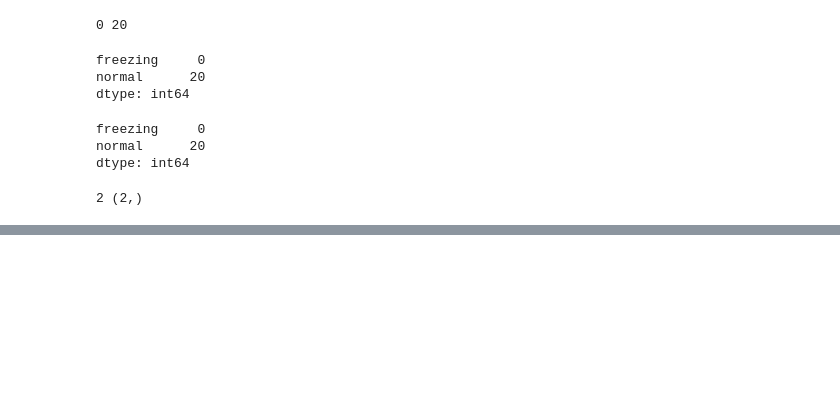
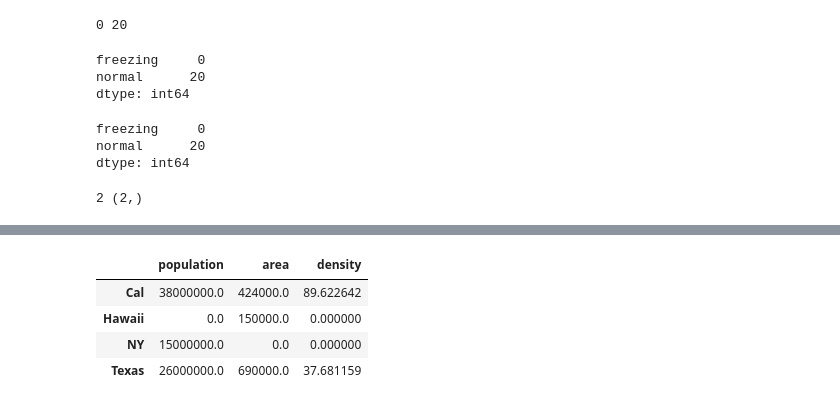
Before and after one commit to AhmadNass7/AI-AND-APPLICATIONS, a Jupyter notebook: 7&8_Prog.ipynb, the cells around one changed output, grey strips where cells are left out. Saved outputs shown, nothing was run; the diff lists cells and outputs as text; code cells hidden in the pictures; blank space fills up the shorter version.

```diff
--- a/7&8_Prog.ipynb
+++ b/7&8_Prog.ipynb
@@ -211,0 +405,8 @@ ind7=pd.Index(["warm","hot","boiling"])
+# %%
+df_states.fillna(0) # everything that is NaN is now replaced by 0
+# %% [output]
+|  | population | area | density |
+| Cal | 38000000.0 | 424000.0 | 89.622642 |
+| Hawaii | 0.0 | 150000.0 | 0.000000 |
+| NY | 15000000.0 | 0.0 | 0.000000 |
+| Texas | 26000000.0 | 690000.0 | 37.681159 |
```
Also changed, not shown: parts of 45 cells of this notebook.
